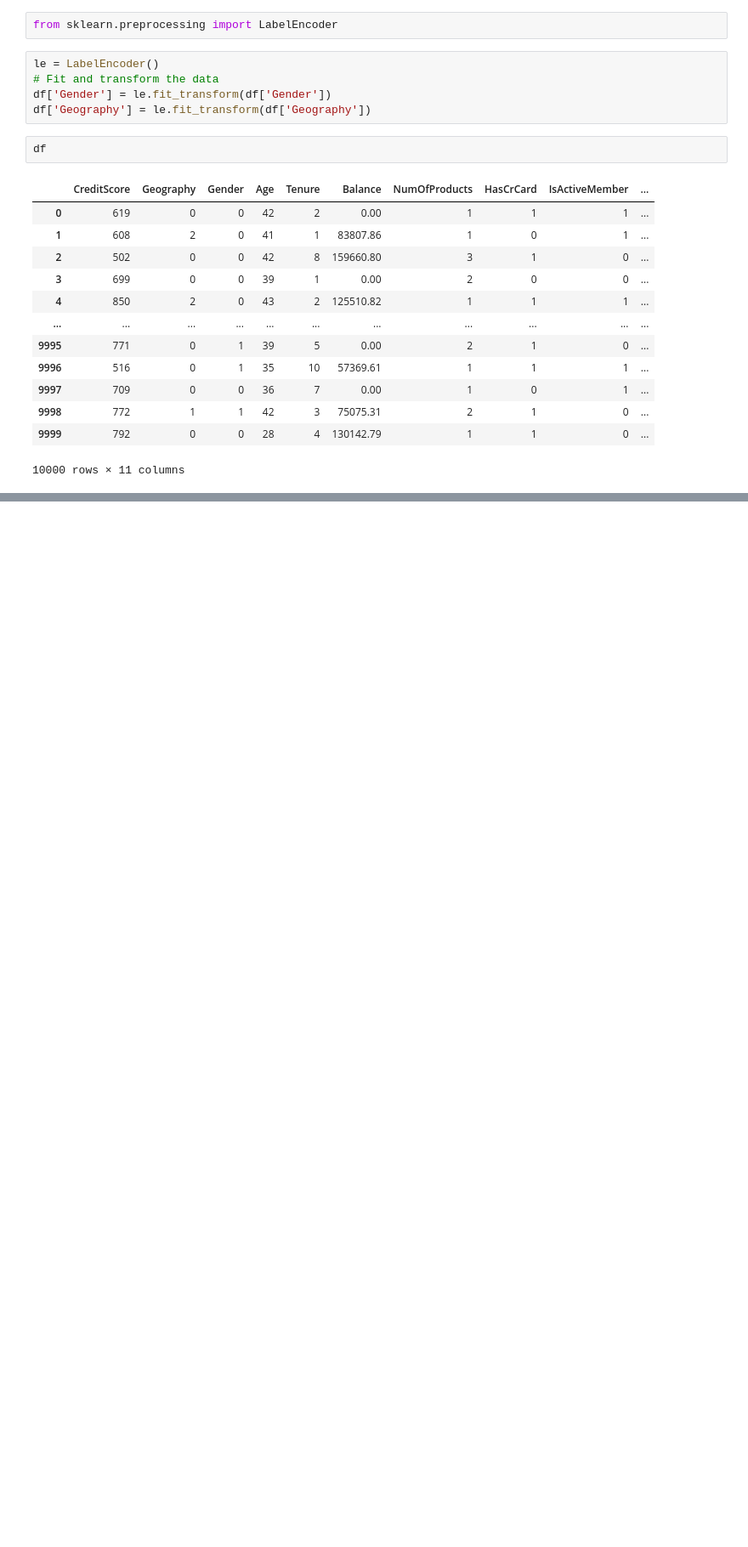
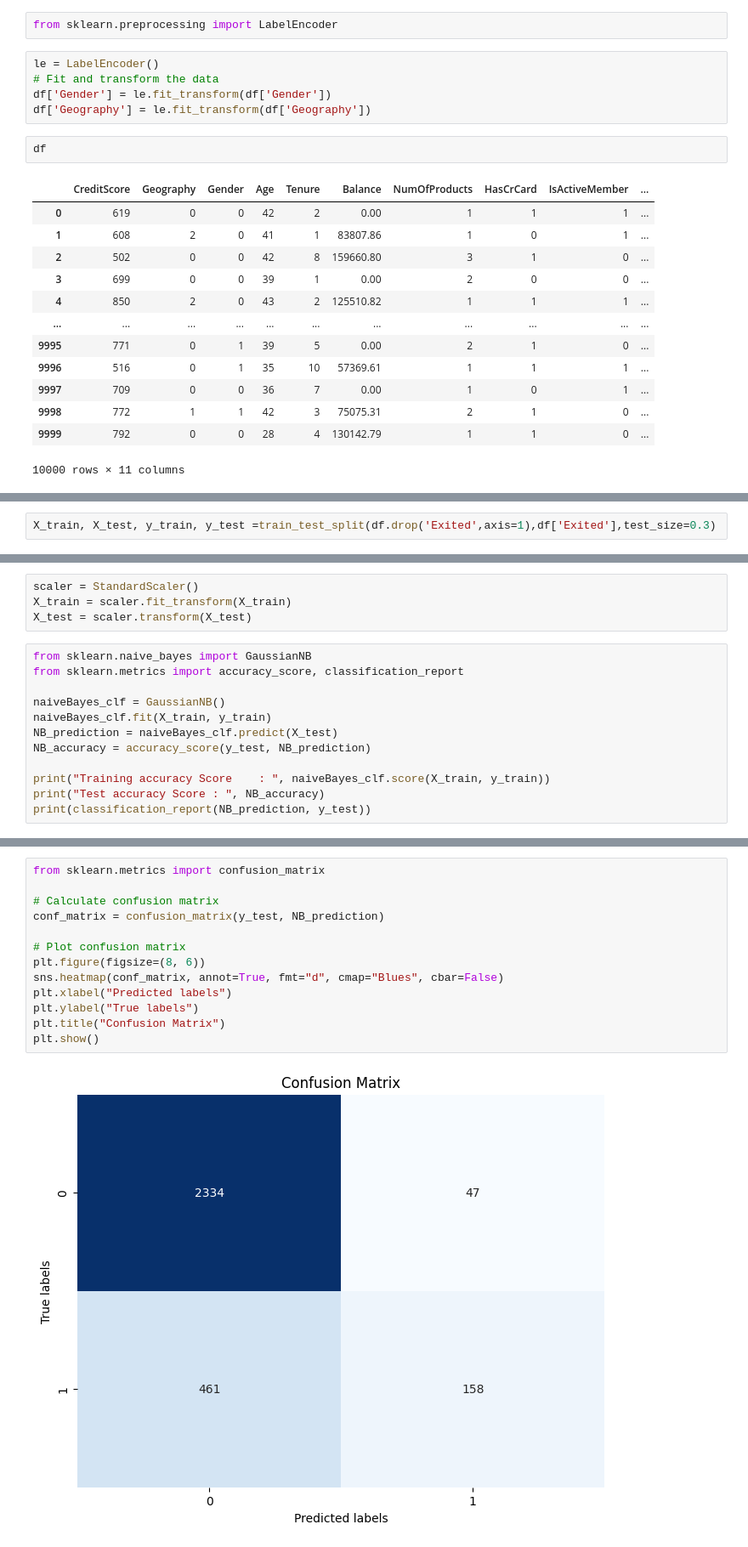
Before and after one commit to DLIBYH/Encryptix, a Jupyter notebook: customer-churn.ipynb, the cells around one changed output, grey strips where cells are left out. Shown at 85% size. Saved outputs shown, nothing was run; the diff lists cells and outputs as text; blank space fills up the shorter version.

```diff
--- a/customer-churn.ipynb
+++ b/customer-churn.ipynb
@@ -165,0 +181,2 @@ df
+# %%
+X_train, X_test, y_train, y_test =train_test_split(df.drop('Exited',axis=1),df['Exited'],test_size=0.3)
@@ -165,0 +185,16 @@ df
+# %%
+scaler = StandardScaler()
+X_train = scaler.fit_transform(X_train)
+X_test = scaler.transform(X_test)
+# %%
+from sklearn.naive_bayes import GaussianNB
+from sklearn.metrics import accuracy_score, classification_report
+
+naiveBayes_clf = GaussianNB()
+naiveBayes_clf.fit(X_train, y_train)
+NB_prediction = naiveBayes_clf.predict(X_test)
+NB_accuracy = accuracy_score(y_test, NB_prediction)
+
+print("Training accuracy Score    : ", naiveBayes_clf.score(X_train, y_train))
+print("Test accuracy Score : ", NB_accuracy)
+print(classification_report(NB_prediction, y_test))
@@ -165,0 +212,15 @@ df
+# %%
+from sklearn.metrics import confusion_matrix
+
+# Calculate confusion matrix
+conf_matrix = confusion_matrix(y_test, NB_prediction)
+
+# Plot confusion matrix
+plt.figure(figsize=(8, 6))
+sns.heatmap(conf_matrix, annot=True, fmt="d", cmap="Blues", cbar=False)
+plt.xlabel("Predicted labels")
+plt.ylabel("True labels")
+plt.title("Confusion Matrix")
+plt.show()
+# %% [output]
+[figure, added]
```
Also changed, not shown: parts of 7 cells of this notebook.
